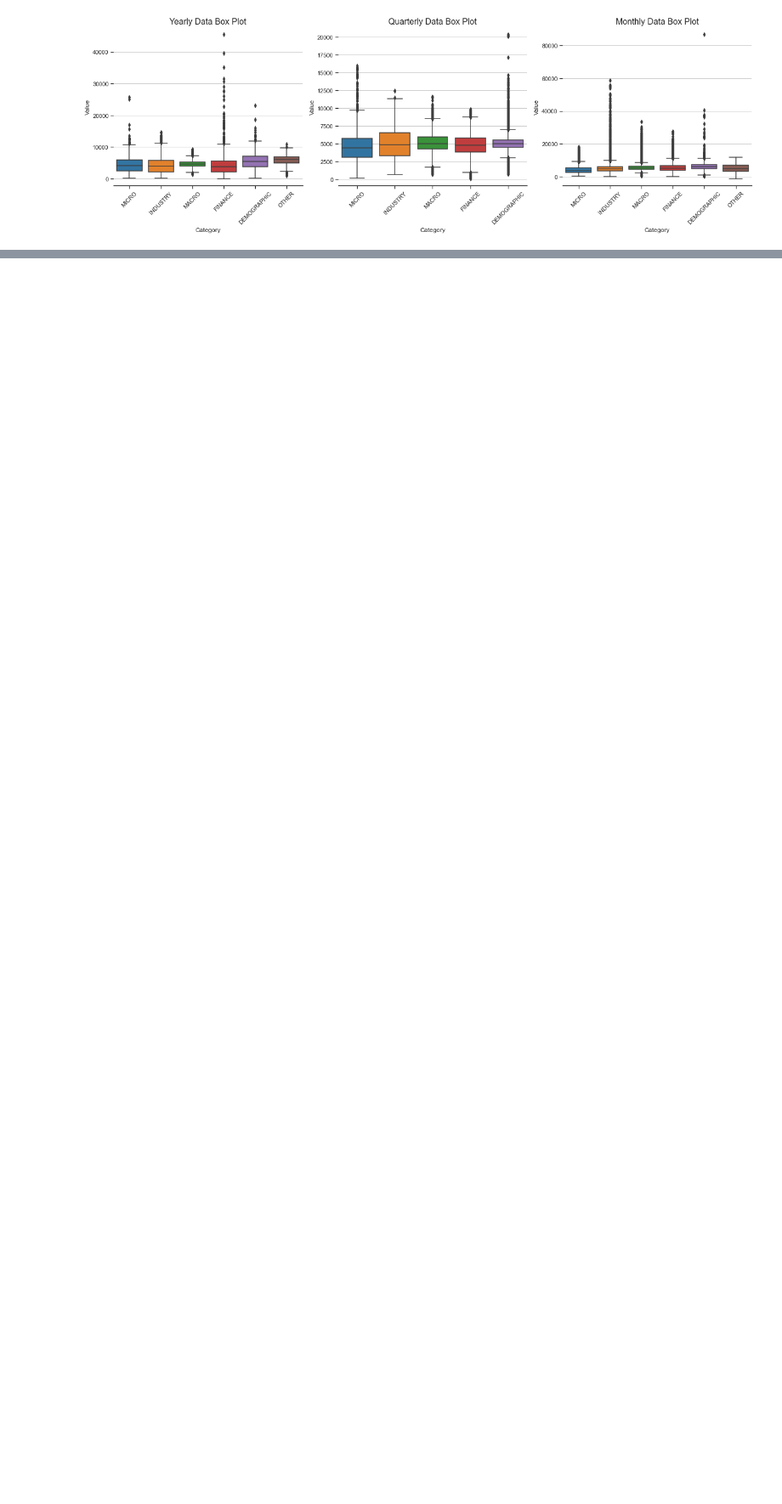
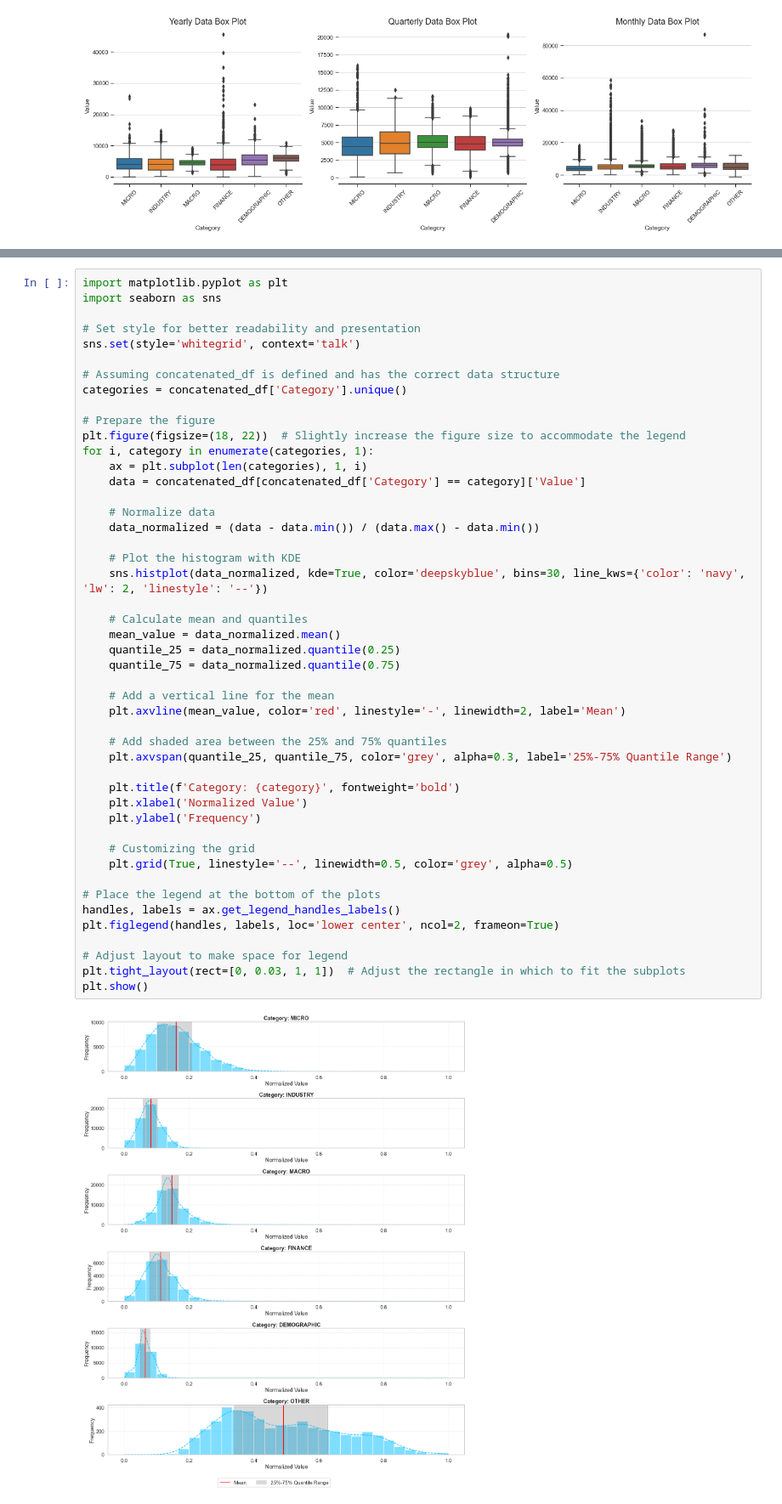
Before and after one commit to tom-alten/OutsmartingTime, a Jupyter notebook: data_characteristics.ipynb, the cells around one changed output, grey strips where cells are left out. Shown at 85% size. Drawn from its saved outputs; the diff is of its cells as text; blank space fills up the shorter version.

```diff
--- a/data_characteristics.ipynb
+++ b/data_characteristics.ipynb
@@ -140,0 +205,49 @@ plt.show()
+# %%
+import matplotlib.pyplot as plt
+import seaborn as sns
+
+# Set style for better readability and presentation
+sns.set(style='whitegrid', context='talk')
+
+# Assuming concatenated_df is defined and has the correct data structure
+categories = concatenated_df['Category'].unique()
+
+# Prepare the figure
+plt.figure(figsize=(18, 22))  # Slightly increase the figure size to accommodate the legend
+for i, category in enumerate(categories, 1):
+    ax = plt.subplot(len(categories), 1, i)
+    data = concatenated_df[concatenated_df['Category'] == category]['Value']
+
+    # Normalize data
+    data_normalized = (data - data.min()) / (data.max() - data.min())
+
+    # Plot the histogram with KDE
+    sns.histplot(data_normalized, kde=True, color='deepskyblue', bins=30, line_kws={'color': 'navy', 'lw': 2, 'linestyle': '--'})
+
+    # Calculate mean and quantiles
+    mean_value = data_normalized.mean()
+    quantile_25 = data_normalized.quantile(0.25)
+    quantile_75 = data_normalized.quantile(0.75)
+
+    # Add a vertical line for the mean
+    plt.axvline(mean_value, color='red', linestyle='-', linewidth=2, label='Mean')
+
+    # Add shaded area between the 25% and 75% quantiles
+    plt.axvspan(quantile_25, quantile_75, color='grey', alpha=0.3, label='25%-75% Quantile Range')
+
+    plt.title(f'Category: {category}', fontweight='bold')
+    plt.xlabel('Normalized Value')
+    plt.ylabel('Frequency')
+
+    # Customizing the grid
+    plt.grid(True, linestyle='--', linewidth=0.5, color='grey', alpha=0.5)
+
+# Place the legend at the bottom of the plots
+handles, labels = ax.get_legend_handles_labels()
+plt.figlegend(handles, labels, loc='lower center', ncol=2, frameon=True)
+
+# Adjust layout to make space for legend
+plt.tight_layout(rect=[0, 0.03, 1, 1])  # Adjust the rectangle in which to fit the subplots
+plt.show()
+# %% [output]
+[figure, added]
```
Also changed, not shown: parts of 24 cells of this notebook.
